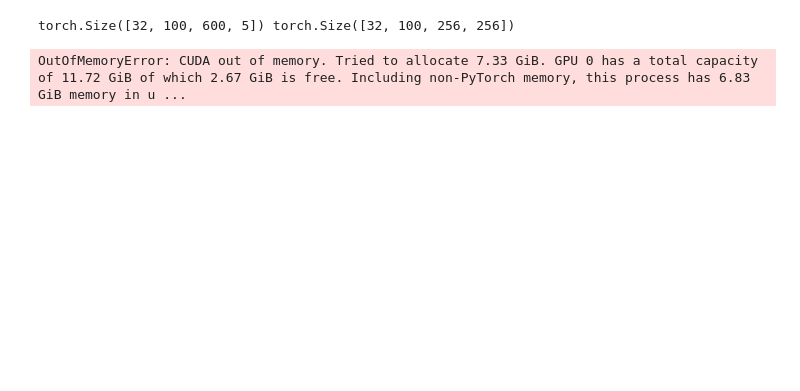
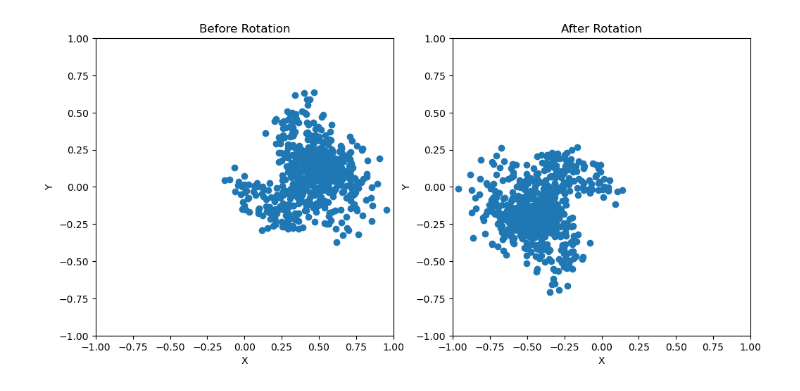
Before and after one commit to davidfobar/SCRAM, a Jupyter notebook: MINES-Sim/pyTorch_model.ipynb, the cells around one changed output. Cells and saved outputs as stored; diff of their text form; code cells hidden in the pictures; blank space fills up the shorter version.

Commit message:
functional training

```diff
--- a/MINES-Sim/pyTorch_model.ipynb
+++ b/MINES-Sim/pyTorch_model.ipynb
@@ -516,7 +508,0 @@ dataLoader = CustomDataLoader(detData_tensor, doseRateData_tensor, batch_size=ba
-# %%
-#test the loader
-for batch in dataLoader:
-    print(batch[0].shape, batch[1].shape)
-    break
-# %% [output]
-torch.Size([32, 100, 600, 5]) torch.Size([32, 100, 256, 256])
@@ -586,29 +509,25 @@ gru = GRU(nDetectors, nDetFeatures, gruHiddenSize).to(device)
-# %%
-#test a forward pass
-detData = data[:batchSize].reshape(batchSize, nTimesteps, nDetectors, nDetFeatures)
-x = torch.from_numpy(detData).float().to(device)
-doseLatentSpace = gru(x)
-
-print(doseLatentSpace.shape)
-
-weatherLatentSpace = torch.zeros(batchSize, weatherOutputSize).to(device)
-terrainLatentSpace = torch.zeros(batchSize, terrainOutputSize).to(device)
-
-#combine the latent spaces
-combinedLatentSpace = torch.cat((doseLatentSpace, weatherLatentSpace, terrainLatentSpace), 1)
-
-
-#conduct the forward pass
-#doseRateMap = predictDoseRateMap(combinedLatentSpace)
-
-#print the number of parameters in the model
-#summary(gru, input_size=(batchSize, nTimesteps, gruInputSize))
-#summary(predMap, input_size=(batchSize, gruOutputSize))
-
-#plot the dose rate map
-#plt.imshow(doseRateMap[0].detach().cpu().numpy(), cmap='viridis')
-#plt.title('Predicted Dose Rate Map - pre-training')
-#plt.colorbar()
-#plt.show()
-# %% [output]
-OutOfMemoryError: CUDA out of memory. Tried to allocate 7.33 GiB. GPU 0 has a total capacity of 11.72 GiB of which 2.67 GiB is free. Including non-PyTorch memory, this process has 6.83 GiB memory in u ...
+# %%
+#test the rotation of the detectors by plotting the first batch of detectors before and after rotation
+#plot the first batch of detectors before rotation
+fig, ax = plt.subplots(1, 2, figsize=(12, 6))
+ax[0].plot(detData[0, 0, :, 2], detData[0, 0, :, 3], 'o')
+ax[0].set_title('Before Rotation')
+ax[0].set_xlabel('X')
+ax[0].set_ylabel('Y')
+ax[0].set_xlim(-1, 1)
+ax[0].set_ylim(-1, 1)
+ax[0].set_aspect('equal')
+
+#plot the first batch of detectors after rotation
+rotatedDetectors = rotateDetectors(detData_tensor[:batchSize])
+ax[1].plot(rotatedDetectors[0, 0, :, 2].detach().numpy(), rotatedDetectors[0, 0, :, 3].detach().numpy(), 'o')
+ax[1].set_title('After Rotation')
+ax[1].set_xlabel('X')
+ax[1].set_ylabel('Y')
+ax[1].set_xlim(-1, 1)
+ax[1].set_ylim(-1, 1)
+ax[1].set_aspect('equal')
+
+plt.show()
+# %% [output]
+[figure, added]
```
Also changed, not shown: parts of 15 cells of this notebook.
